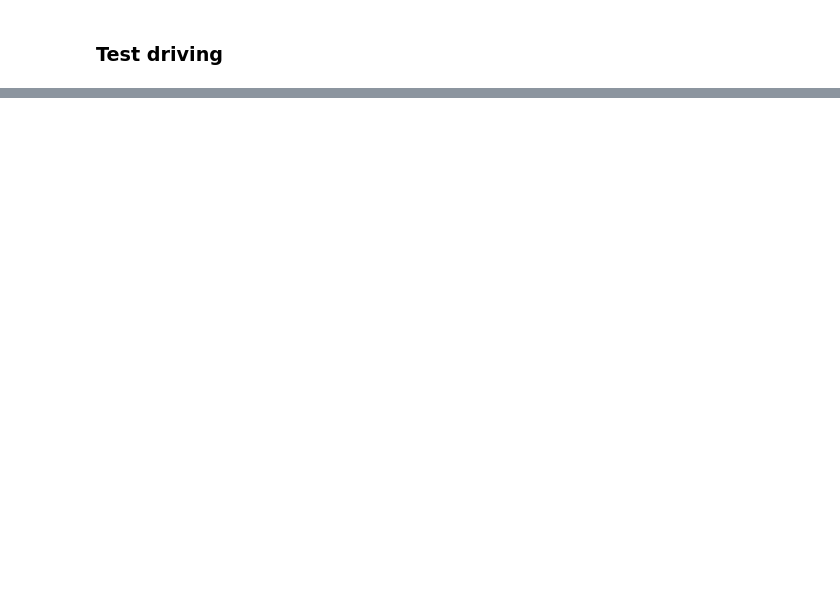
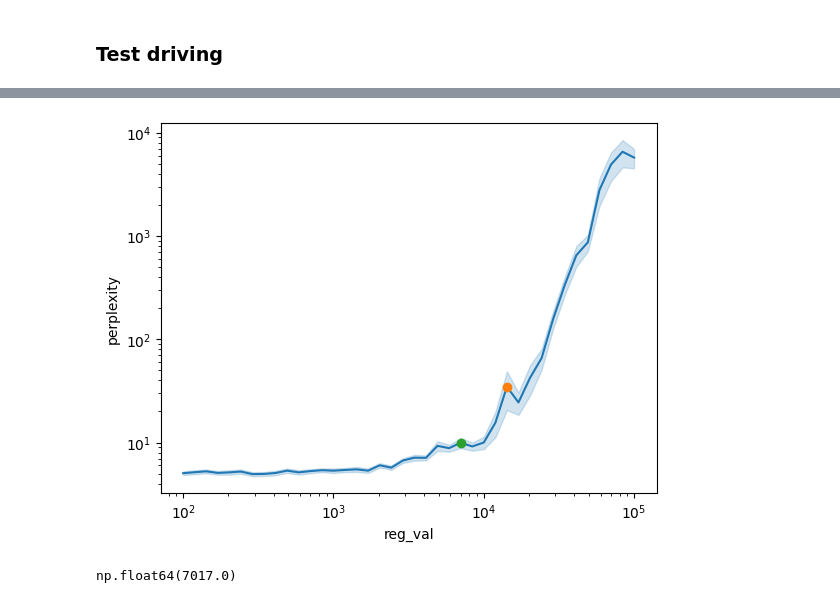
Before and after one commit to microsoft/automated-brain-explanations, a Jupyter notebook: notebooks/1_gct_stories/1_generate/01_repr_steering_analyze.ipynb, the cells around one changed output, grey strips where cells are left out. Drawn from its saved outputs; the diff is of its cells as text; code cells hidden in the pictures; blank space fills up the shorter version.

```diff
--- a/notebooks/1_gct_stories/1_generate/01_repr_steering_analyze.ipynb
+++ b/notebooks/1_gct_stories/1_generate/01_repr_steering_analyze.ipynb
@@ -77,0 +155,26 @@ for i in tqdm(range(len(df))):
+# %%
+plt.axhline(0, color='gray', linestyle='--')
+ax = sns.lineplot(data=df, x='reg_val', y='perplexity', errorbar='se')
+
+# get x-value of maximum on curve from sns lineplot
+line = ax.lines[-1]           # seaborn draws one Line2D
+xdata = line.get_xdata()
+ydata = line.get_ydata()
+
+# idx = np.array(ydata).argmax()
+peak_x = xdata[idx]
+peak_y = ydata[idx]
+plt.plot(peak_x, peak_y, 'o')  # plot the peak point in red
+
+plt.plot(xdata[idx_], ydata[idx_], 'o')  # plot the point 3 before peak in green
+
+
+# sns.lineplot(data=df[df.roi == 'RSC'], x='reg_val', y='driving_val_mean', errorbar='se')
+plt.xscale('log')
+plt.yscale('log')
+# %% [output]
+[figure, added]
+# %%
+xdata[idx_]
+# %% [output]
+np.float64(7017.0)
```
Also changed, not shown: parts of 18 cells of this notebook, 5 other files.
